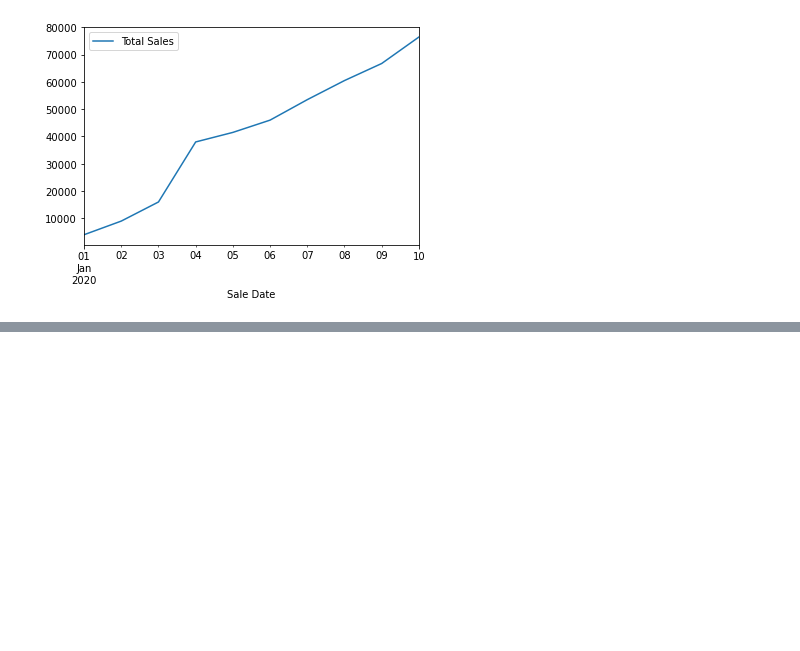
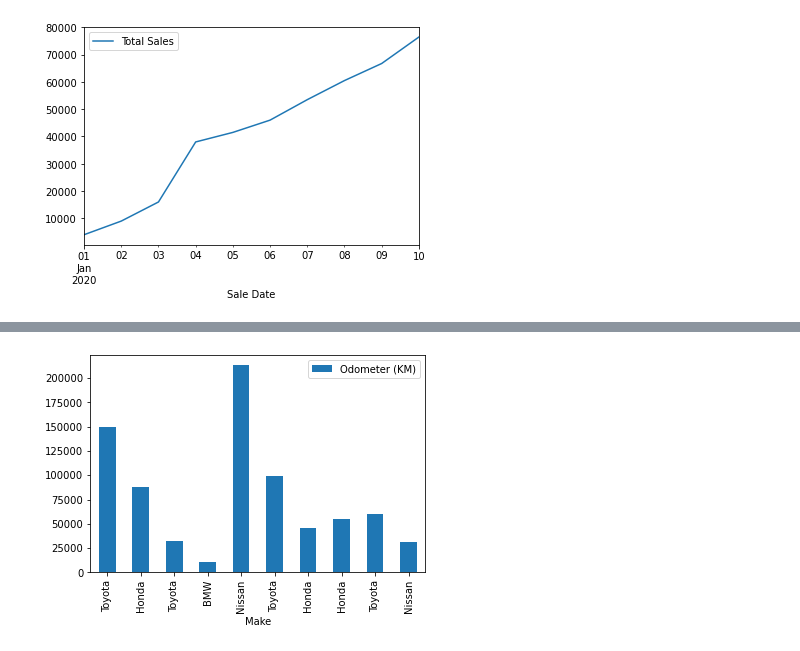
Before and after one commit to CleytonRX/Estudos-ML-Bootcamp, a Jupyter notebook: introduction-to-matplotlib.ipynb, the cells around one changed output, grey strips where cells are left out. Drawn from its saved outputs; the diff is of its cells as text; code cells hidden in the pictures; blank space fills up the shorter version.

```diff
--- a/introduction-to-matplotlib.ipynb
+++ b/introduction-to-matplotlib.ipynb
@@ -298,0 +348,4 @@ car_sales.plot(x="Sale Date", y="Total Sales");
+# %%
+car_sales.plot(x="Make", y="Odometer (KM)", kind="bar");
+# %% [output]
+[figure, added]
```
Also changed, not shown: parts of 10 cells of this notebook.
